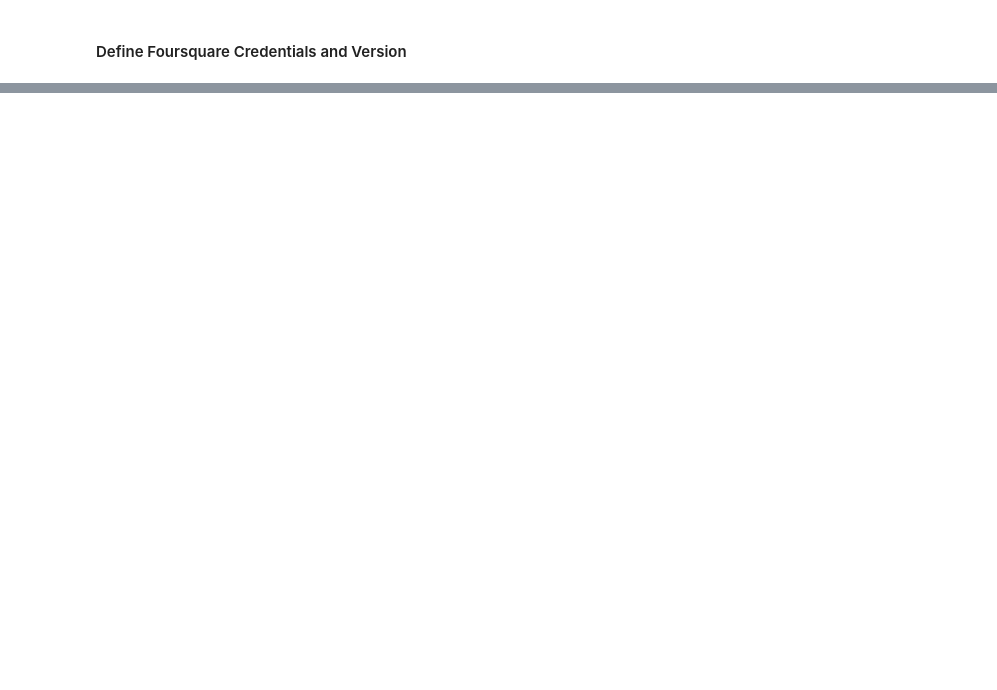
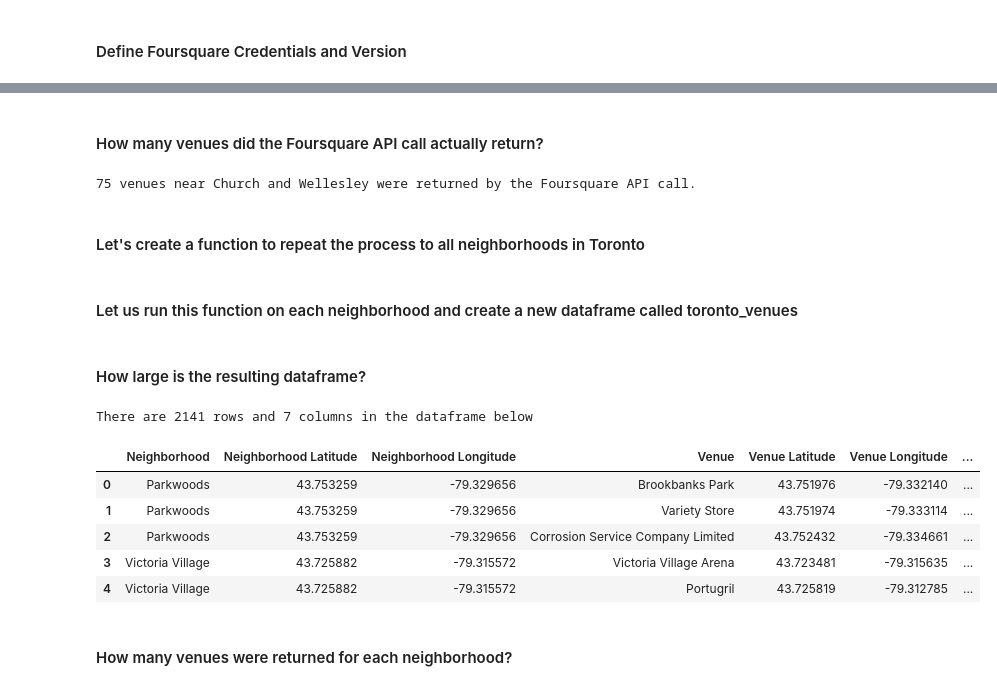
Before and after one commit to jbizzlefoshizzle/IBM_Capstone_Project, a Jupyter notebook: Capstone Project Notebook.ipynb, the cells around one changed output, grey strips where cells are left out. Saved outputs shown, nothing was run; the diff lists cells and outputs as text; code cells hidden in the pictures; blank space fills up the shorter version.

```diff
--- a/Capstone Project Notebook.ipynb
+++ b/Capstone Project Notebook.ipynb
@@ -204,0 +232,12 @@ map_toronto
+# %%
+# function that extracts the category of the venue
+def get_category_type(row):
+    try:
+        categories_list = row['categories']
+    except:
+        categories_list = row['venue.categories']
+
+    if len(categories_list) == 0:
+        return None
+    else:
+        return categories_list[0]['name']
@@ -204,0 +246,19 @@ map_toronto
+# %%
+import json
+from pandas.io.json import json_normalize
+
+venues = results['response']['groups'][0]['items']
+
+nearby_venues = json_normalize(venues) # flatten JSON
+
+# filter columns
+filtered_columns = ['venue.name', 'venue.categories', 'venue.location.lat', 'venue.location.lng']
+nearby_venues =nearby_venues.loc[:, filtered_columns]
+
+# filter the category for each row
+nearby_venues['venue.categories'] = nearby_venues.apply(get_category_type, axis=1)
+
+# clean columns
+nearby_venues.columns = [col.split(".")[-1] for col in nearby_venues.columns]
+
+nearby_venues.head(10)
@@ -204,0 +277,8 @@ map_toronto
+# %% [markdown]
+#### How many venues did the Foursquare API call actually return?
+# %%
+print(f'{nearby_venues.shape[0]} venues near {neighborhood_name} were returned by the Foursquare API call.')
+# %% [output]
+75 venues near Church and Wellesley were returned by the Foursquare API call.
+# %% [markdown]
+#### Let's create a function to repeat the process to all neighborhoods in Toronto
@@ -204,0 +325,23 @@ map_toronto
+# %% [markdown]
+#### Let us run this function on each neighborhood and create a new dataframe called toronto_venues
+# %%
+%%capture
+toronto_venues = getNearbyVenues(names=merged_df['Neighbourhood'],
+                                   latitudes=merged_df['Latitude'],
+                                   longitudes=merged_df['Longitude']
+                                  )
+# %% [markdown]
+#### How large is the resulting dataframe?
+# %%
+print(f'There are {toronto_venues.shape[0]} rows and {toronto_venues.shape[1]} columns in the dataframe below')
+toronto_venues.head()
+# %% [output]
+There are 2141 rows and 7 columns in the dataframe below
+|  | Neighborhood | Neighborhood Latitude | Neighborhood Longitude | Venue | Venue Latitude | Venue Longitude | ... |
+| 0 | Parkwoods | 43.753259 | -79.329656 | Brookbanks Park | 43.751976 | -79.332140 | ... |
+| 1 | Parkwoods | 43.753259 | -79.329656 | Variety Store | 43.751974 | -79.333114 | ... |
+| 2 | Parkwoods | 43.753259 | -79.329656 | Corrosion Service Company Limited | 43.752432 | -79.334661 | ... |
+| 3 | Victoria Village | 43.725882 | -79.315572 | Victoria Village Arena | 43.723481 | -79.315635 | ... |
+| 4 | Victoria Village | 43.725882 | -79.315572 | Portugril | 43.725819 | -79.312785 | ... |
+# %% [markdown]
+#### How many venues were returned for each neighborhood?
```
Also changed, not shown: parts of 40 cells of this notebook.
